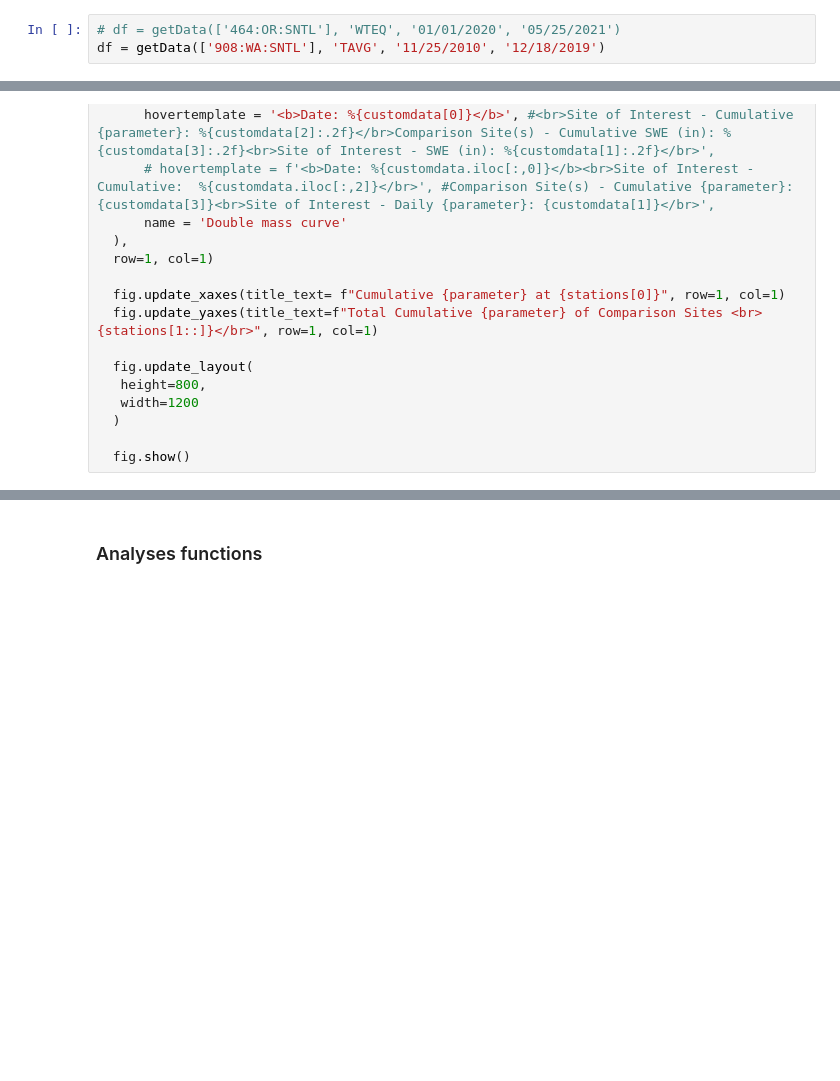
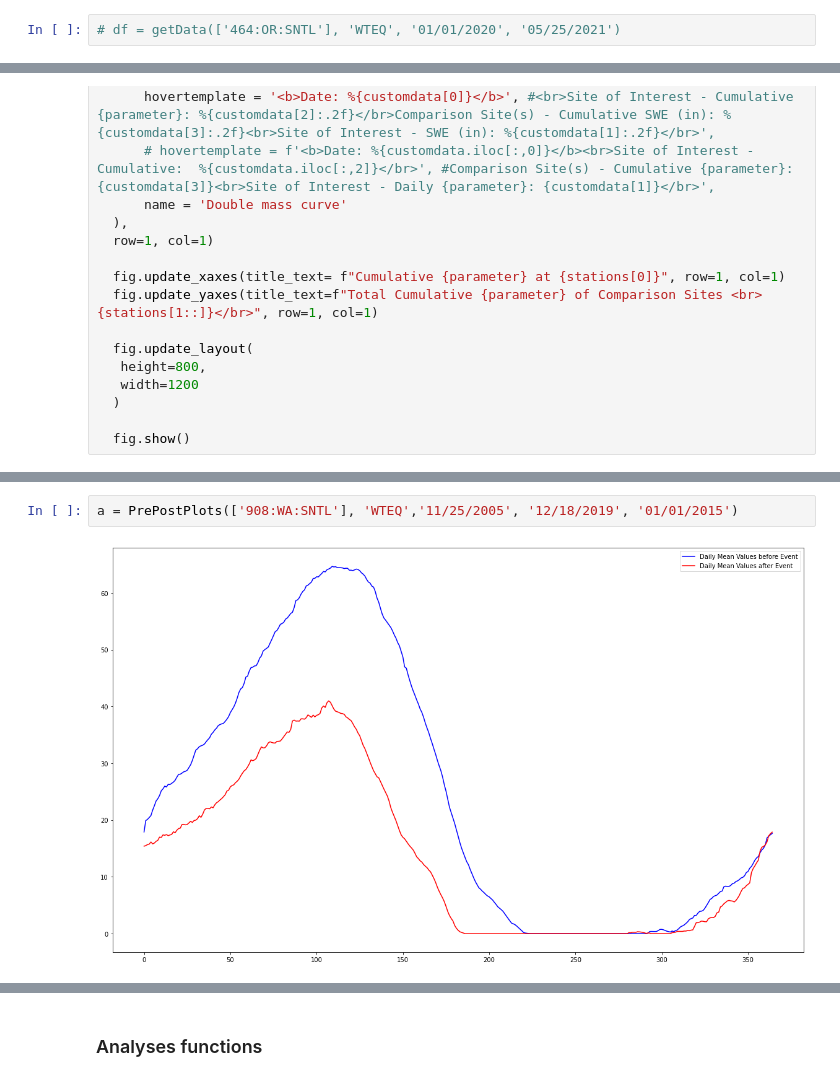
Before and after one commit to geoskimoto/SNOTEL-Change-Detection, a Jupyter notebook: ChangeDetection.ipynb, the cells around one changed output, grey strips where cells are left out. Saved outputs shown, nothing was run; the diff lists cells and outputs as text; blank space fills up the shorter version.

Commit message:
Got the PrePostPlot() function to work.  Need to still fix x axis.

```diff
--- a/ChangeDetection.ipynb
+++ b/ChangeDetection.ipynb
@@ -264,4 +139,3 @@ def getData(stations, parameter_of_interest, begindate, enddate):
   return pd.DataFrame(data_singleDF)
 # %%
 # df = getData(['464:OR:SNTL'], 'WTEQ', '01/01/2020', '05/25/2021')
-df = getData(['908:WA:SNTL'], 'TAVG', '11/25/2010', '12/18/2019')
@@ -330,0 +272,4 @@ def double_mass(stations, parameter, begindate, enddate, month=0):
+# %%
+a = PrePostPlots(['908:WA:SNTL'], 'WTEQ','11/25/2005', '12/18/2019', '01/01/2015')
+# %% [output]
+[figure, added]
```
Also changed, not shown: parts of 18 cells of this notebook.
